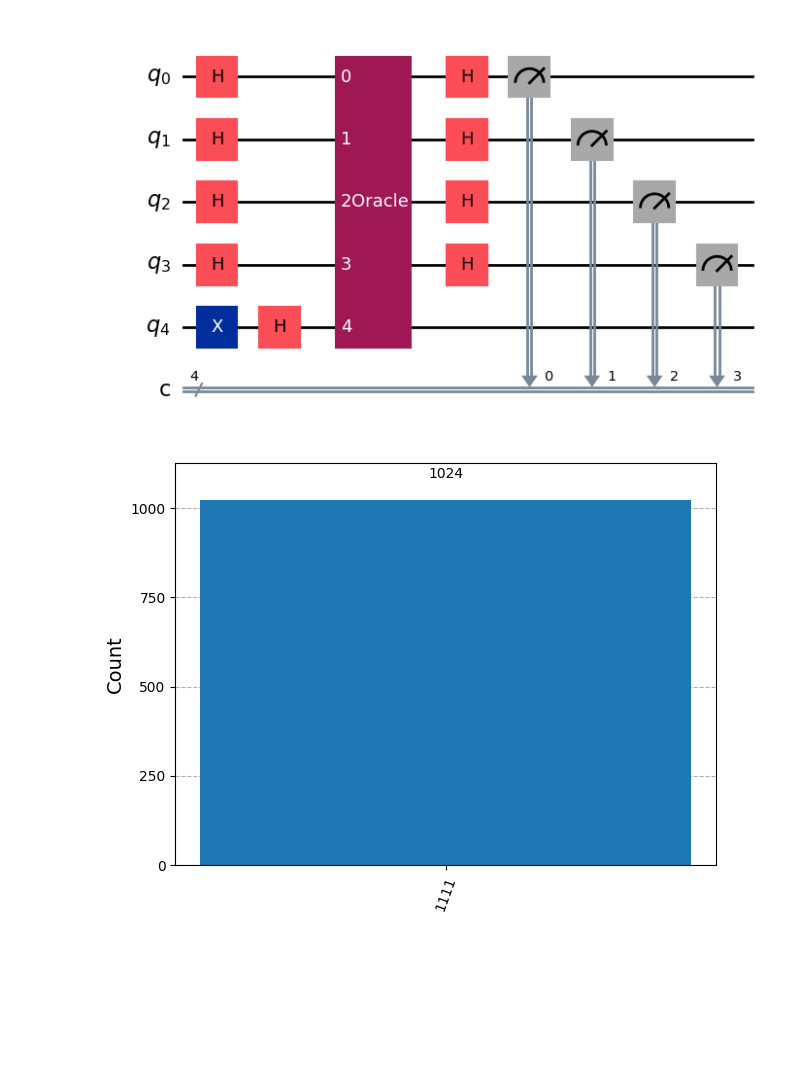
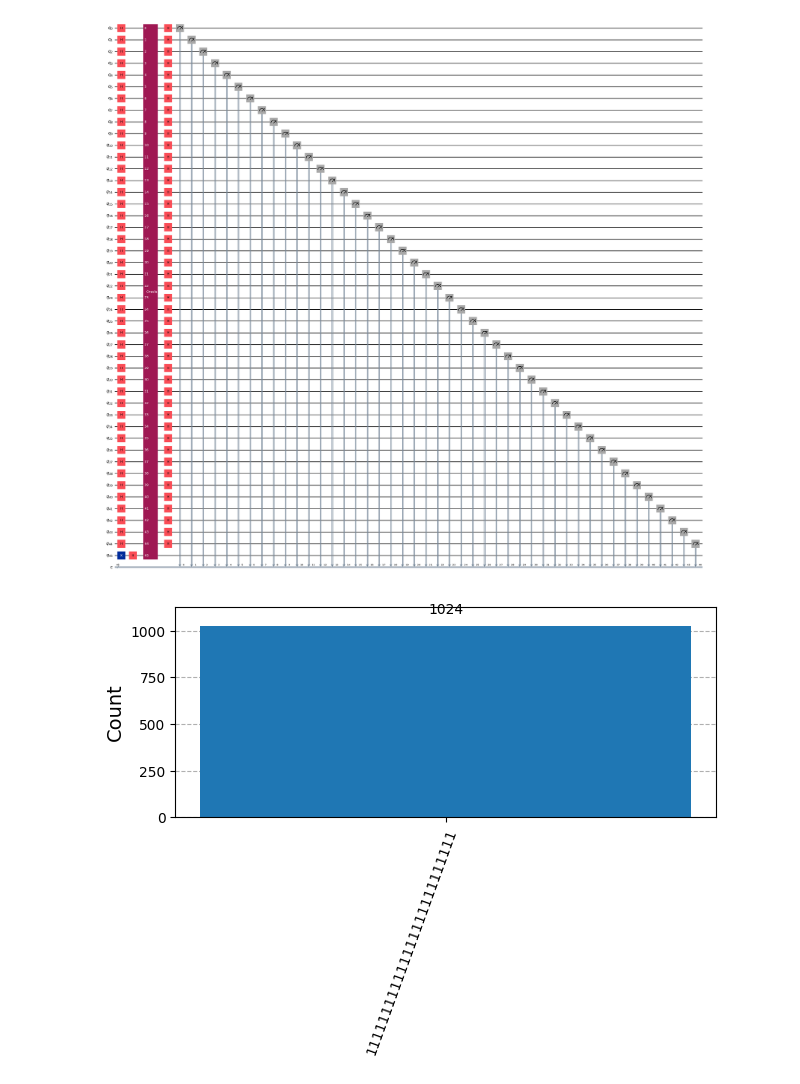
Before and after one commit to tglik/QuantumLearn, a Jupyter notebook: Deutsch-Jozsa.ipynb, the cells around one changed output. Drawn from its saved outputs; the diff is of its cells as text; code cells hidden in the pictures; blank space fills up the shorter version.

```diff
--- a/Deutsch-Jozsa.ipynb
+++ b/Deutsch-Jozsa.ipynb
@@ -20,7 +20,9 @@ def dj_oracle(case, n):
     if case == "balanced":
         # First generate a random number that tells us which CNOTs to
         # wrap in X-gates:
-        b = np.random.randint(1,2**n)
+        # For large n, use np.random.default_rng for better random integer generation
+        rng = np.random.default_rng()
+        b = int(rng.integers(1, 2**n))
         # Next, format 'b' as a binary string of length 'n', padded with zeros:
         b_str = format(b, '0'+str(n)+'b')
         # Next, we place the first X-gates. Each digit in our binary string
@@ -69,12 +71,12 @@ def dj_algorithm(oracle, n):
 
     return dj_circuit
 # %%
-n = 4
+n = 45
 oracle_gate = dj_oracle('balanced', n)
 dj_circuit = dj_algorithm(oracle_gate, n)
-dj_circuit.draw("mpl")
+dj_circuit.draw("mpl", fold=-1)
 # %% [output]
-[figure, old version]
+[figure, new version]
 # %%
 aer_sim = AerSimulator()
 transpiled_dj_circuit = transpile(dj_circuit, aer_sim)
@@ -82,7 +84,7 @@ results = aer_sim.run(transpiled_dj_circuit).result()
 answer = results.get_counts()
 plot_histogram(answer)
 # %% [output]
-[figure, old version]
+[figure, new version]
 # %%
 from qiskit_ibm_runtime import QiskitRuntimeService, Sampler
 
```
Also changed, not shown: parts of 3 cells of this notebook.
